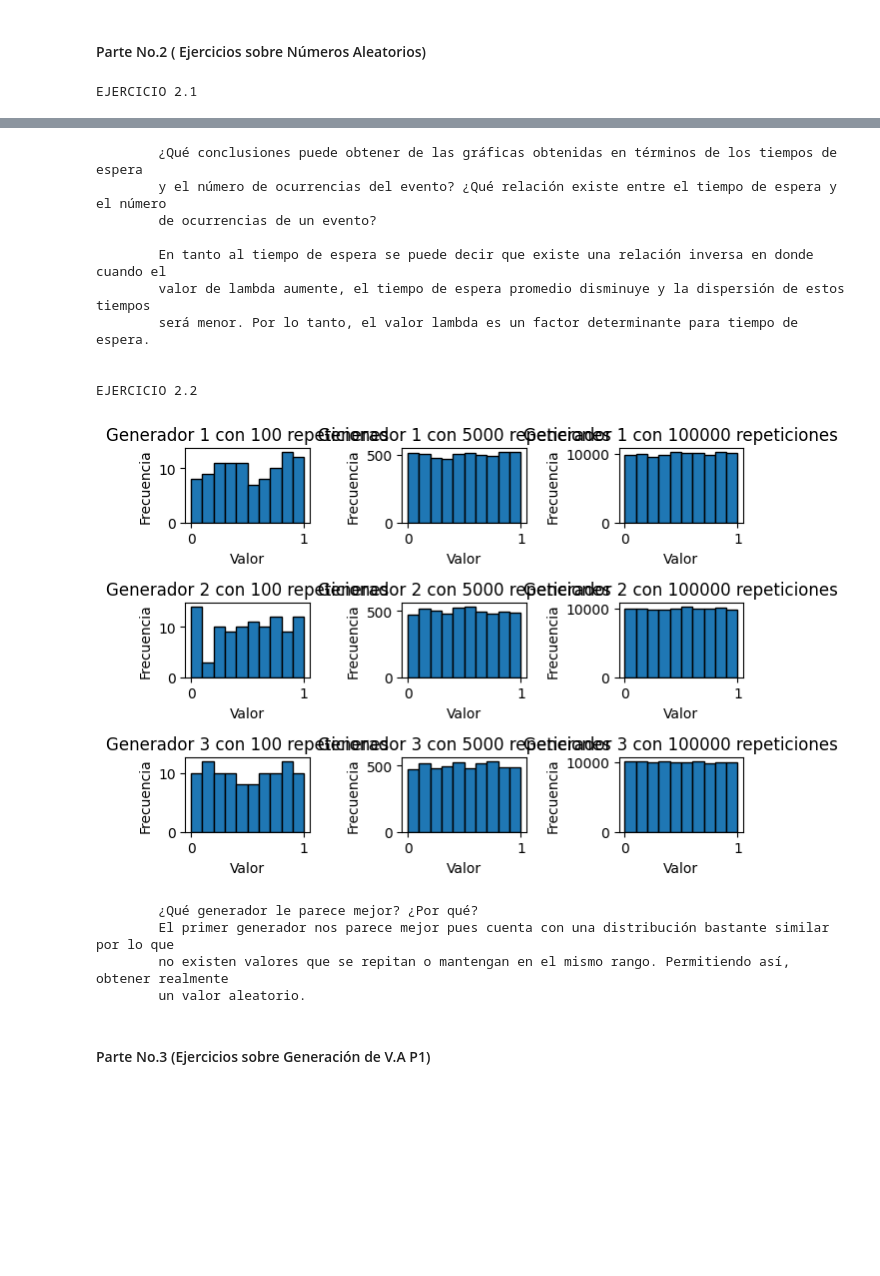
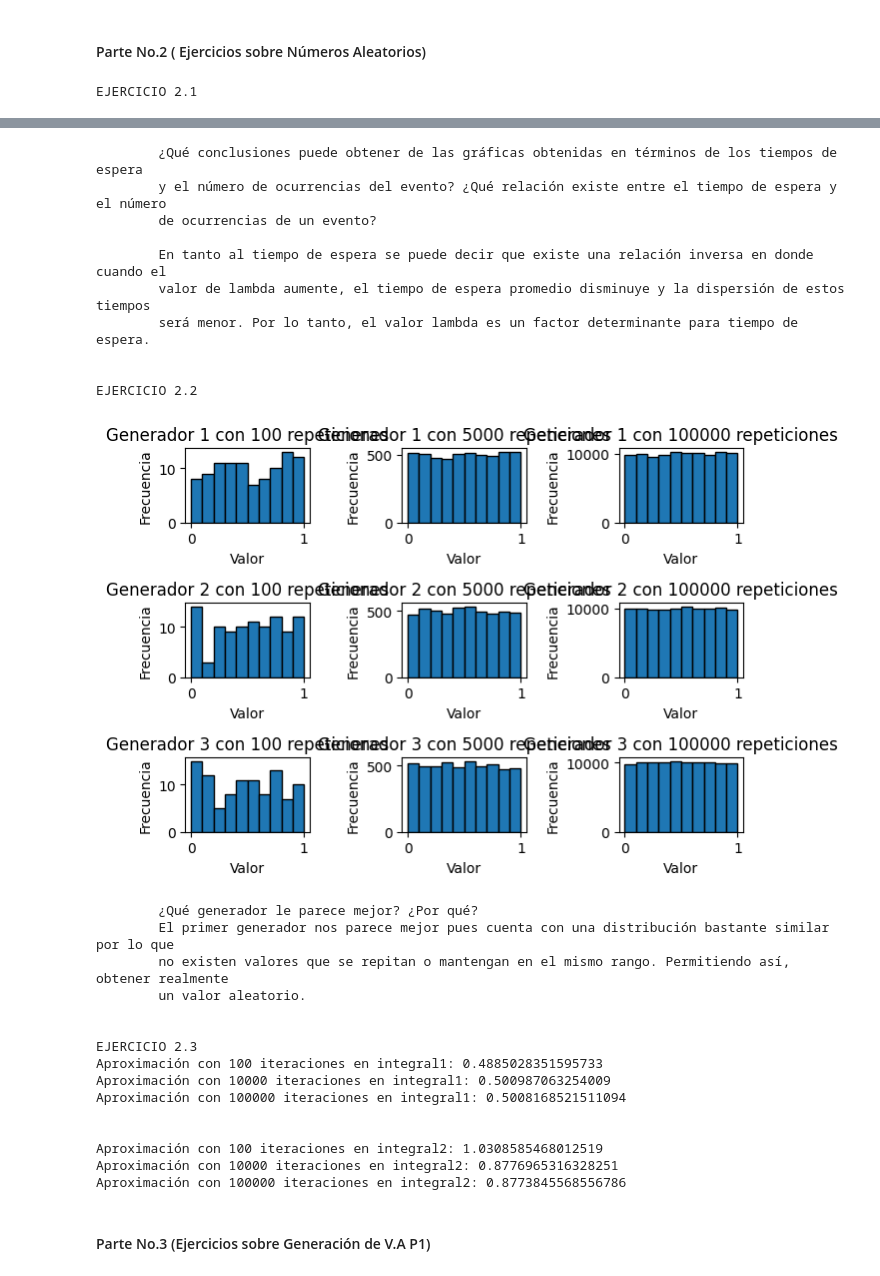
Before and after one commit to Paola-Contreras/Lab03-MS, a Jupyter notebook: lab03.ipynb, the cells around one changed output, grey strips where cells are left out. Cells and saved outputs as stored; diff of their text form; code cells hidden in the pictures; blank space fills up the shorter version.

```diff
--- a/lab03.ipynb
+++ b/lab03.ipynb
@@ -117,38 +117,80 @@ def ej2_2():
     plt.tight_layout()
     plt.show()
 
     print (
     '''
         ¿Qué generador le parece mejor? ¿Por qué?
         El primer generador nos parece mejor pues cuenta con una distribución bastante similar por lo que
         no existen valores que se repitan o mantengan en el mismo rango. Permitiendo así, obtener realmente
         un valor aleatorio.
 
     '''
     )
 
+def integral1(y):
+    return (math.exp(-((1/y)-1)) - math.exp(-2 * ((1/y)-1))) / y**2
+
+def integral2(y):
+    return 2*(math.exp(-((1/y)-1)**2))
+
+def montecarlo_integral(f, iterations:int):
+    total_sum = 0
+    a = 0
+    b = 1
+
+    for i in range(iterations):
+        random_x = random.uniform(a, b)
+        total_sum += f(random_x)
+
+    result = ((b - a) / iterations) * total_sum
+    return result
+
+def ej2_3():
+    iteraciones = [100, 10000, 100000]
+    integrales = [integral1, integral2]
+
+    for integral in integrales:
+        for iteracion in iteraciones:
+            valIntegral = montecarlo_integral(integral, iteracion)
+            print(f"Aproximación con {iteracion} iteraciones en {integral.__name__}: {valIntegral}")
+
+        print('\n')
+
 print('EJERCICIO 2.1')
 ej2_1()
 print('EJERCICIO 2.2')
 ej2_2()
+print('EJERCICIO 2.3')
+ej2_3()
 # %% [output]
 EJERCICIO 2.1
 [figure]
         ¿Qué conclusiones puede obtener de las gráficas obtenidas en términos de los tiempos de espera
         y el número de ocurrencias del evento? ¿Qué relación existe entre el tiempo de espera y el número
         de ocurrencias de un evento?
 
         En tanto al tiempo de espera se puede decir que existe una relación inversa en donde cuando el
         valor de lambda aumente, el tiempo de espera promedio disminuye y la dispersión de estos tiempos
         será menor. Por lo tanto, el valor lambda es un factor determinante para tiempo de espera.
 
 
 EJERCICIO 2.2
-[figure, old version]
+[figure, new version]
         ¿Qué generador le parece mejor? ¿Por qué?
         El primer generador nos parece mejor pues cuenta con una distribución bastante similar por lo que
         no existen valores que se repitan o mantengan en el mismo rango. Permitiendo así, obtener realmente
         un valor aleatorio.
+
+
+EJERCICIO 2.3
+Aproximación con 100 iteraciones en integral1: 0.4885028351595733
+Aproximación con 10000 iteraciones en integral1: 0.500987063254009
+Aproximación con 100000 iteraciones en integral1: 0.5008168521511094
+
+
+Aproximación con 100 iteraciones en integral2: 1.0308585468012519
+Aproximación con 10000 iteraciones en integral2: 0.8776965316328251
+Aproximación con 100000 iteraciones en integral2: 0.8773845568556786
 # %% [markdown]
 #### Parte No.3 (Ejercicios sobre Generación de V.A P1)
 # %%
```
Also changed, not shown: 2 other files.
